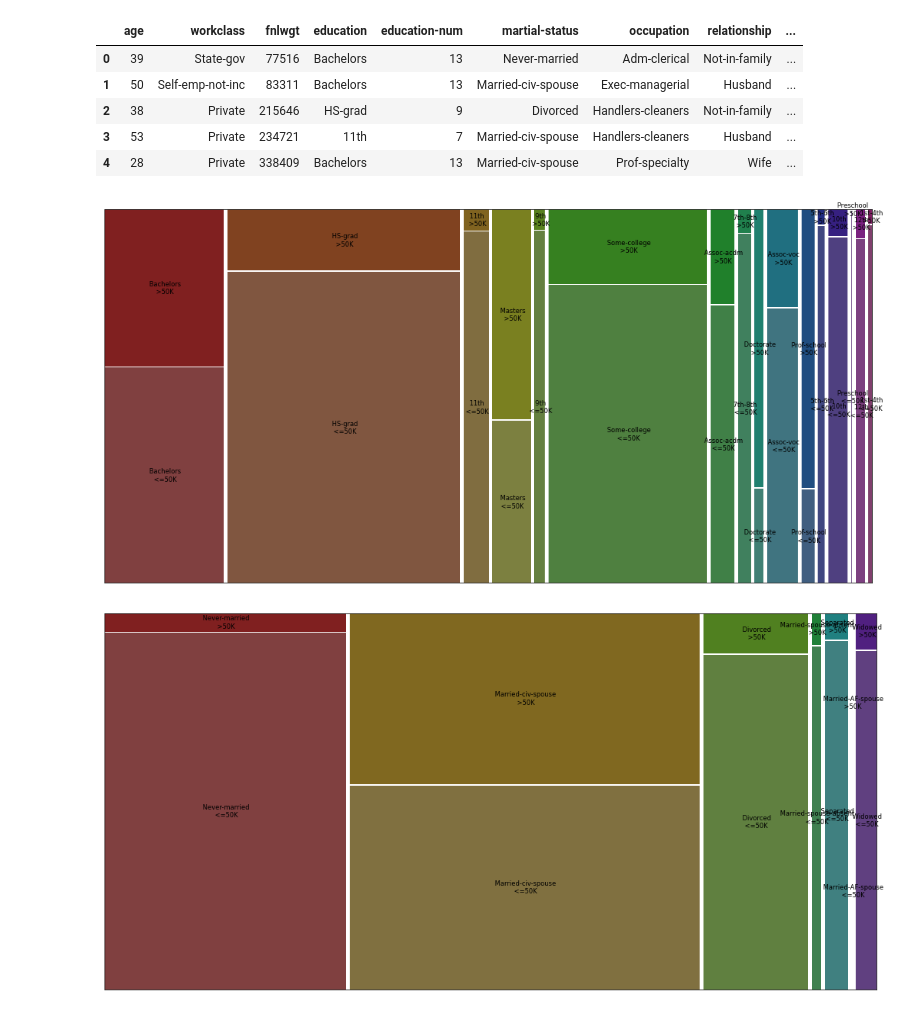
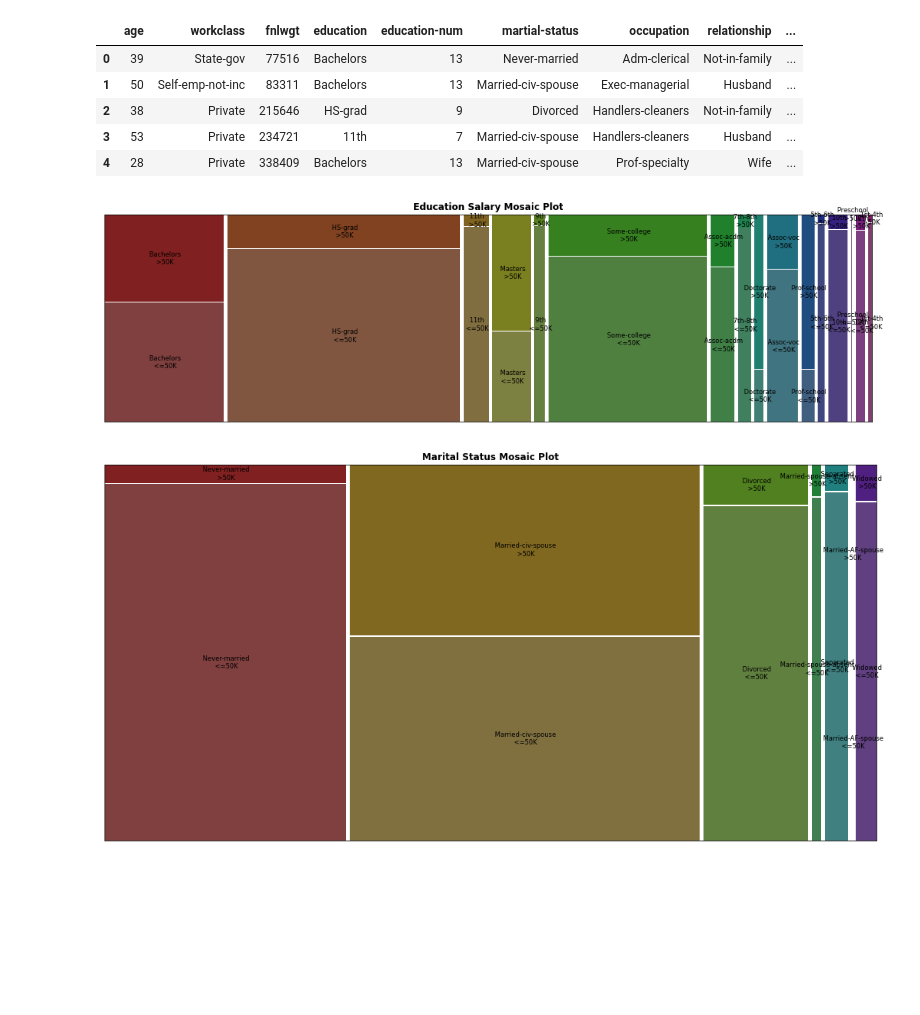
Before and after one commit to rostyhn/CSE578FinalProject, a Jupyter notebook: Sang-Hun_Project.ipynb, the cells around one changed output. Drawn from its saved outputs; the diff is of its cells as text; code cells hidden in the pictures; blank space fills up the shorter version.

Commit message:
Added Title

```diff
--- a/Sang-Hun_Project.ipynb
+++ b/Sang-Hun_Project.ipynb
@@ -43,17 +42,21 @@ train_df.head()
 | 4 | 28 | Private | 338409 | Bachelors | 13 | Married-civ-spouse | Prof-specialty | Wife | ... |
 # %%
 from statsmodels.graphics.mosaicplot import mosaic
-fig, axes = plt.subplots(ncols=1, nrows=1, figsize=(18,9))
+
+fig, axes = plt.subplots(ncols=1, nrows=1, figsize=(18,5))
 fig.subplots_adjust(hspace=0.5, wspace=0.5)
 mosaic(train_df, ['education', 'label'], ax=axes, axes_label=False)
+plt.title('Education Salary Mosaic Plot',fontweight = 'bold')
+
 plt.show()
 # %% [output]
-[figure, old version]
+[figure, new version]
 # %%
 plt.close()
 fig, axes = plt.subplots(ncols=1, nrows=1, figsize=(18,9))
 fig.subplots_adjust(hspace=0.5, wspace=0.5)
 mosaic(train_df, ['martial-status', 'label'], ax=axes, axes_label=False)
+plt.title('Marital Status Mosaic Plot', fontweight = 'bold')
 plt.show()
 # %% [output]
-[figure, old version]
+[figure, new version]
```
Also changed, not shown: parts of 1 cell of this notebook.
